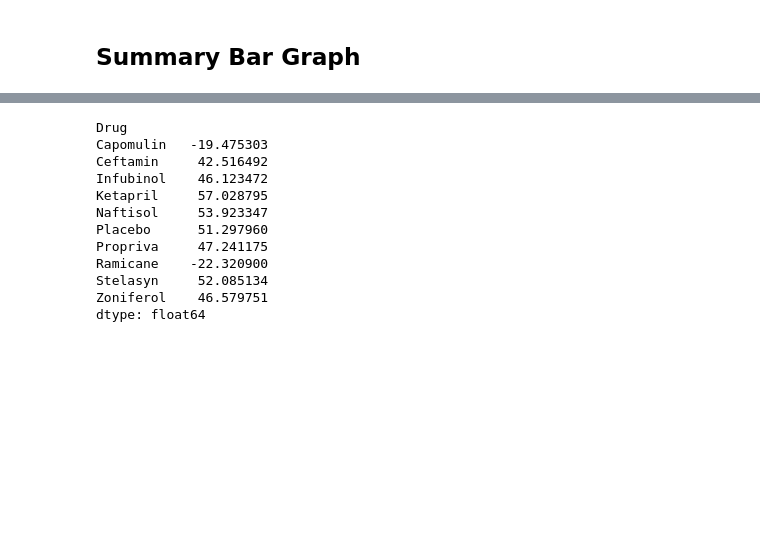
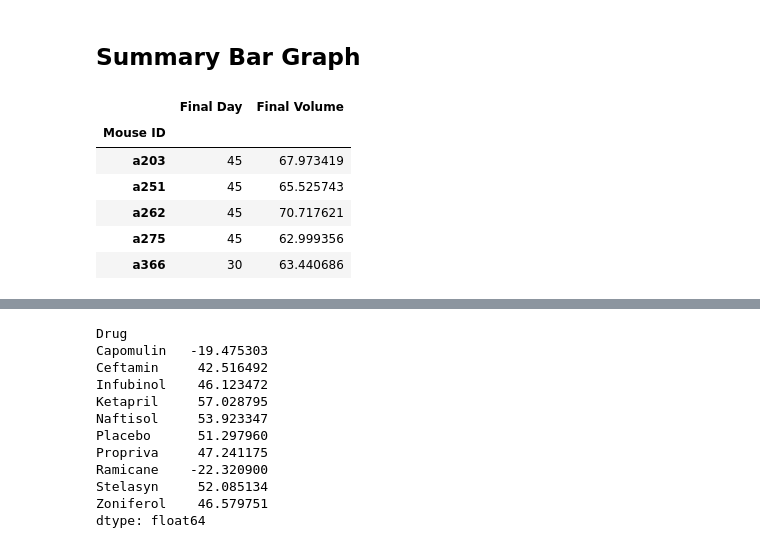
Before and after one commit to JansenKat/matplotlib-challenge, a Jupyter notebook: Pymaceuticals/pymaceuticals_starter.ipynb, the cells around one changed output, grey strips where cells are left out. Cells and saved outputs as stored; diff of their text form; code cells hidden in the pictures; blank space fills up the shorter version.

```diff
--- a/Pymaceuticals/pymaceuticals_starter.ipynb
+++ b/Pymaceuticals/pymaceuticals_starter.ipynb
@@ -224,0 +234,17 @@ plt.show()
+# %%
+#Find last day of mouse
+end_pts = df.groupby(['Mouse ID']).agg({'Timepoint':'max'}).rename(columns={'Timepoint':'Final Day'})
+#Find final volume of tumor
+end_vol = []
+for m in end_day.index:
+    end_vol.append(df2.loc[(m,end_day.loc[(m)]['Final Day'])]['Tumor Volume (mm3)'][0])
+end_pts['Final Volume'] = end_vol
+end_pts.head()
+# %% [output]
+|  | Final Day | Final Volume |
+| Mouse ID |  |  |
+| a203 | 45 | 67.973419 |
+| a251 | 45 | 65.525743 |
+| a262 | 45 | 70.717621 |
+| a275 | 45 | 62.999356 |
+| a366 | 30 | 63.440686 |
```
Also changed, not shown: parts of 7 cells of this notebook.
